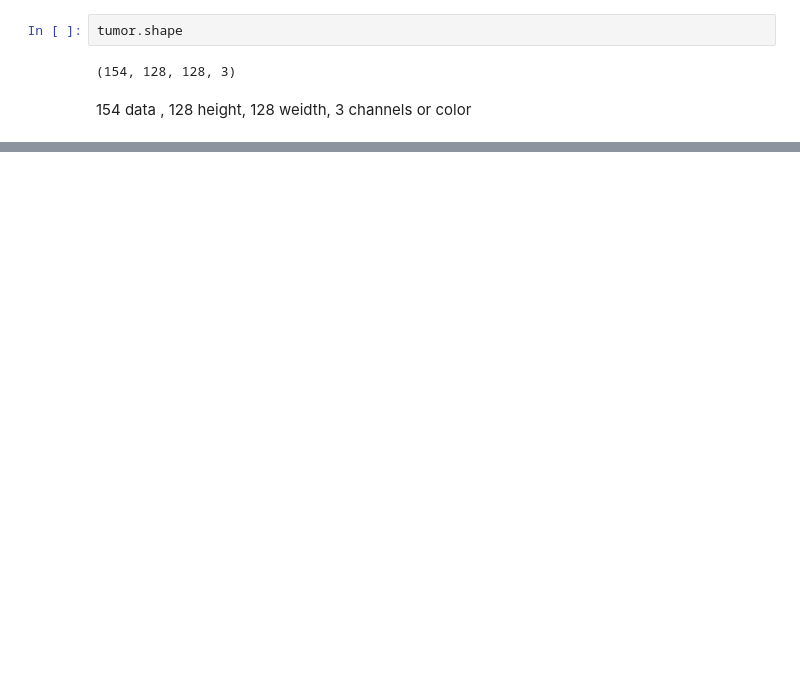
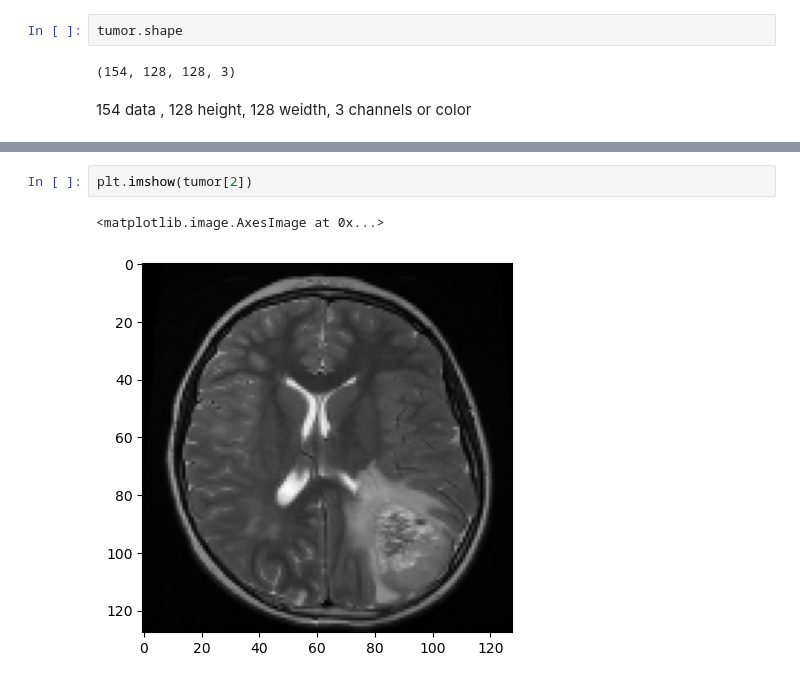
Before and after one commit to AshikurIST/CNN_Brain_Tumor_detection, a Jupyter notebook: MRI_Brain_Tumor_Detector.ipynb, the cells around one changed output, grey strips where cells are left out. Drawn from its saved outputs; the diff is of its cells as text; blank space fills up the shorter version.

```diff
--- a/MRI_Brain_Tumor_Detector.ipynb
+++ b/MRI_Brain_Tumor_Detector.ipynb
@@ -111,0 +117,5 @@ All.shape
+# %%
+plt.imshow(tumor[2])
+# %% [output]
+<matplotlib.image.AxesImage at 0x...>
+[figure, added]
```
Also changed, not shown: parts of 15 cells of this notebook.
